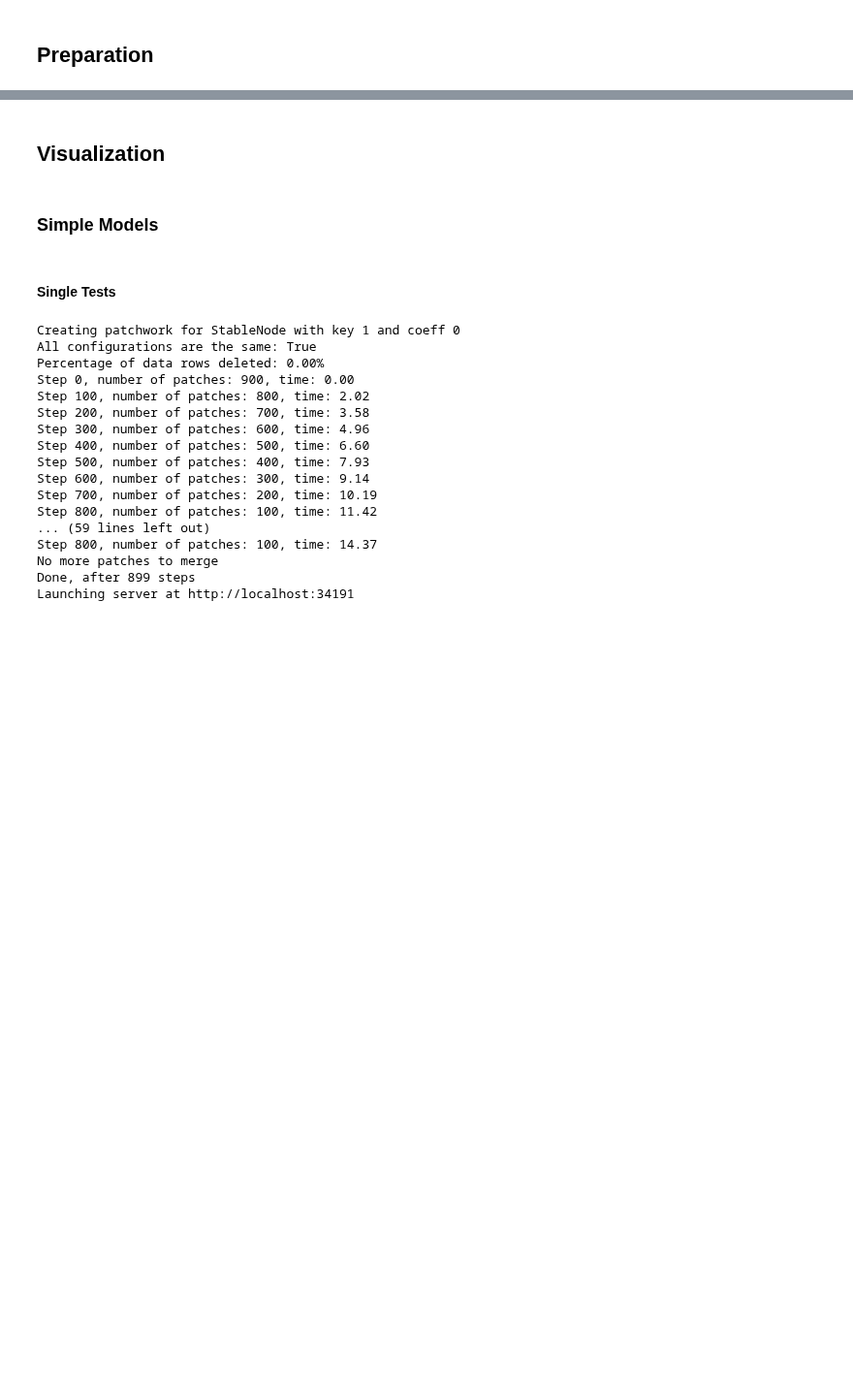
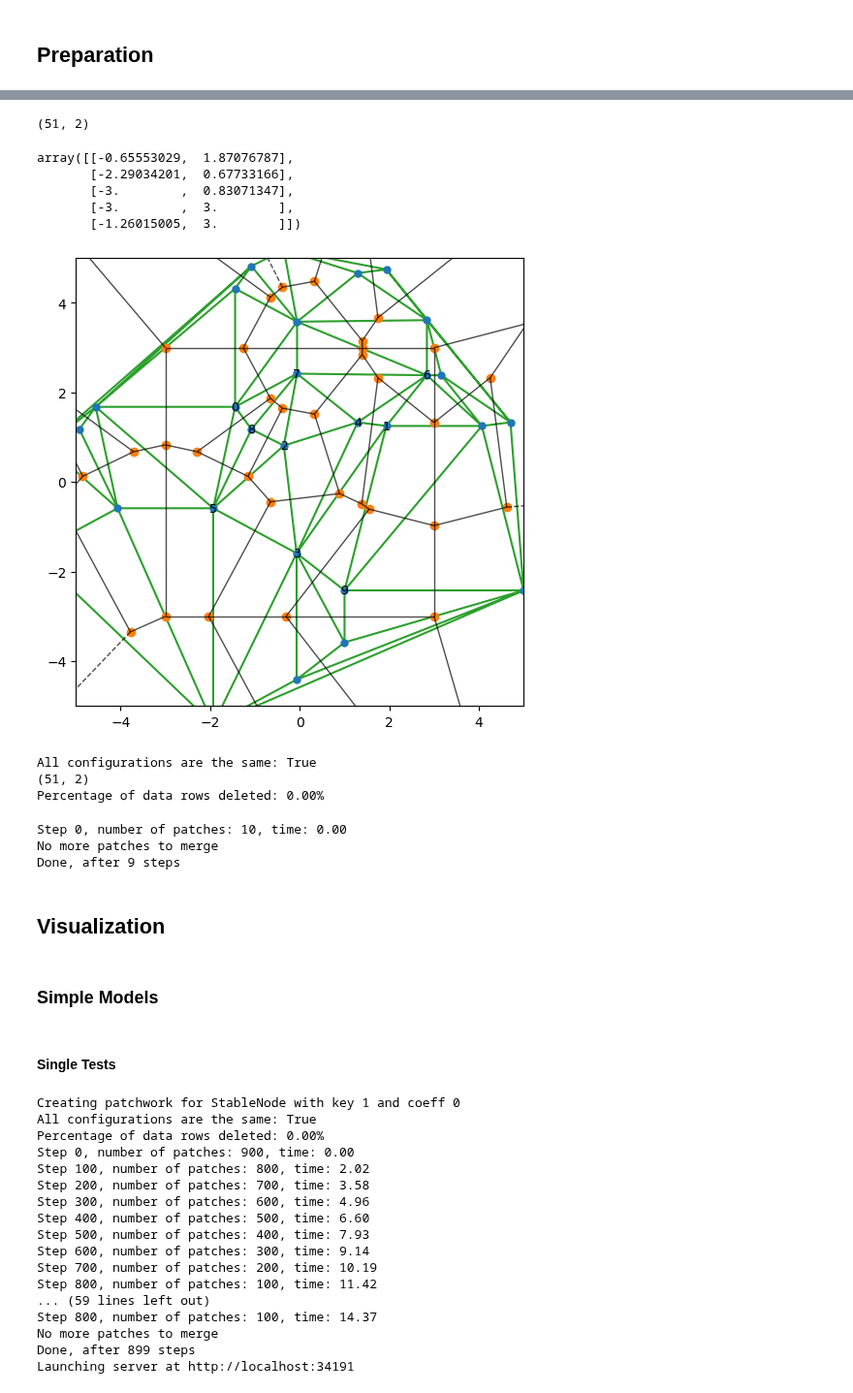
Before and after one commit to Lighfe/mdp-world-model, a Jupyter notebook: clustering/creation_of_patchworks.ipynb, the cells around one changed output, grey strips where cells are left out. Shown at 97% size. Cells and saved outputs as stored; diff of their text form; code cells hidden in the pictures; blank space fills up the shorter version.

Commit message:
enabled simulation with voronoi grid

```diff
--- a/clustering/creation_of_patchworks.ipynb
+++ b/clustering/creation_of_patchworks.ipynb
@@ -24,3 +27,71 @@ def title(run_dict, model_name, key, entropy_strategy = "ShannonEntropyOnlyMerge
+# %%
+db_name = os.path.join(results_dir, 'simple-models_voronoi_results.db')
+with open(OUTPUT_DIR / "simple-models_voronoi_run-dict.json", "r") as file:
+    run_dict = json.load(file)
+
+
+entropy_strategy = 'ShannonEntropyAll' #'ShannonEntropyOnlyMerged'
+loss_function = 'TransitionAndSizeEntropyLoss'
+entropy_measure = 'conditional_shannon_entropy' #'shannon_entropy'
+coeff = 0.03
+# %%
+table_name = 'StableNode_c'
+path = "./results/StableNode/notrafo/voronoi"
+model_name = 'StableNode'
+run_id = run_ids(run_dict, model_name, '1')
+# %%
+df, configs_dict = get_and_reconstruct_data(
+    db_name,
+    table_name,
+    run_id)
+# %%
+grid, solver = reconstruct_solver_and_grid(run_id[0], configs_dict)
+# %% [output]
+(51, 2)
+# %%
+grid.voronoi.vertices[grid.voronoi.regions[grid.voronoi.point_region[0]]]
+# %% [output]
+array([[-0.65553029,  1.87076787],
+       [-2.29034201,  0.67733166],
+       [-3.        ,  0.83071347],
+       [-3.        ,  3.        ],
+       [-1.26015005,  3.        ]])
+# %%
+from scipy.spatial import Voronoi, voronoi_plot_2d
+fig = voronoi_plot_2d(grid.voronoi, show_vertices=True, line_colors='black', line_width=1, line_alpha=0.7, point_size=10)
+fig.set_size_inches(6, 6)
+plt.xlim(-5,5)
+plt.ylim(-5,5)
+plt.gca().set_aspect('equal', adjustable='box')
+points = grid.voronoi.points
+
+plt.triplot(points[:,0], points[:,1], grid.delaunay.simplices)
+for i, (x, y) in enumerate(points[:grid.numbercells]):
+    plt.text(x, y, str(i), fontsize=9, ha='center', va='center', color='black')
+#plt.plot(points[:,0], points[:,1], 'o', markersize=15, color='red', alpha=0.5, label='Points')
+
+plt.show()
+# %% [output]
+[figure, added]
+# %%
+patchwork, controls, solver = create_patchwork(
+    db_name=db_name,
+    table_name=table_name,
+    run_ids=run_ids(run_dict, model_name, '1'),
+    entropy_strategy_strg=entropy_strategy,
+    entropy_measure=entropy_measure,
+    loss_function_strg=loss_function,
+    loss_function_coeff=coeff,)
+# %% [output]
+All configurations are the same: True
+(51, 2)
+Percentage of data rows deleted: 0.00%
+# %%
+patchwork.run()
+# %% [output]
+Step 0, number of patches: 10, time: 0.00
+No more patches to merge
+Done, after 9 steps
 # %% [markdown]
 ## Visualization
 # %% [markdown]
```
Also changed, not shown: parts of 2 cells of this notebook, 3 other files.
